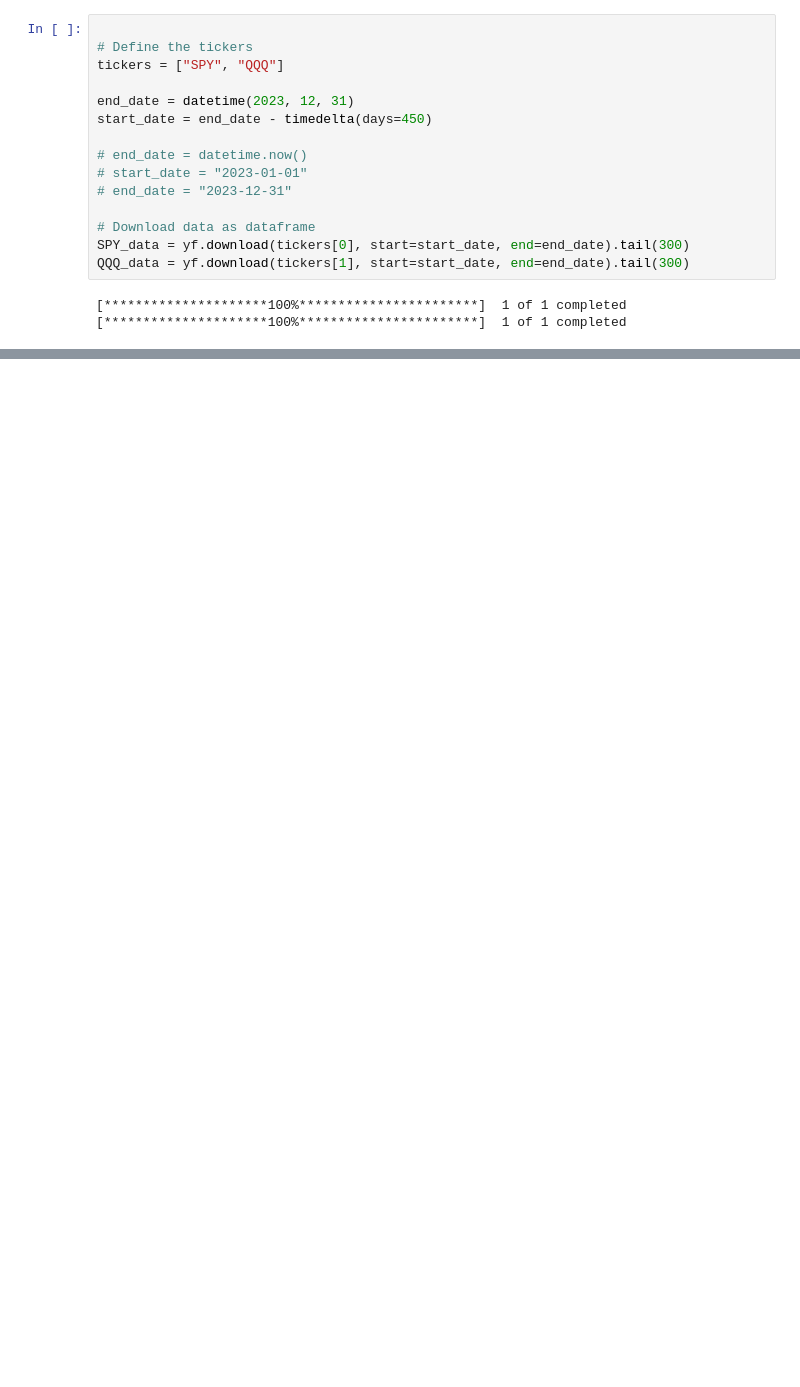
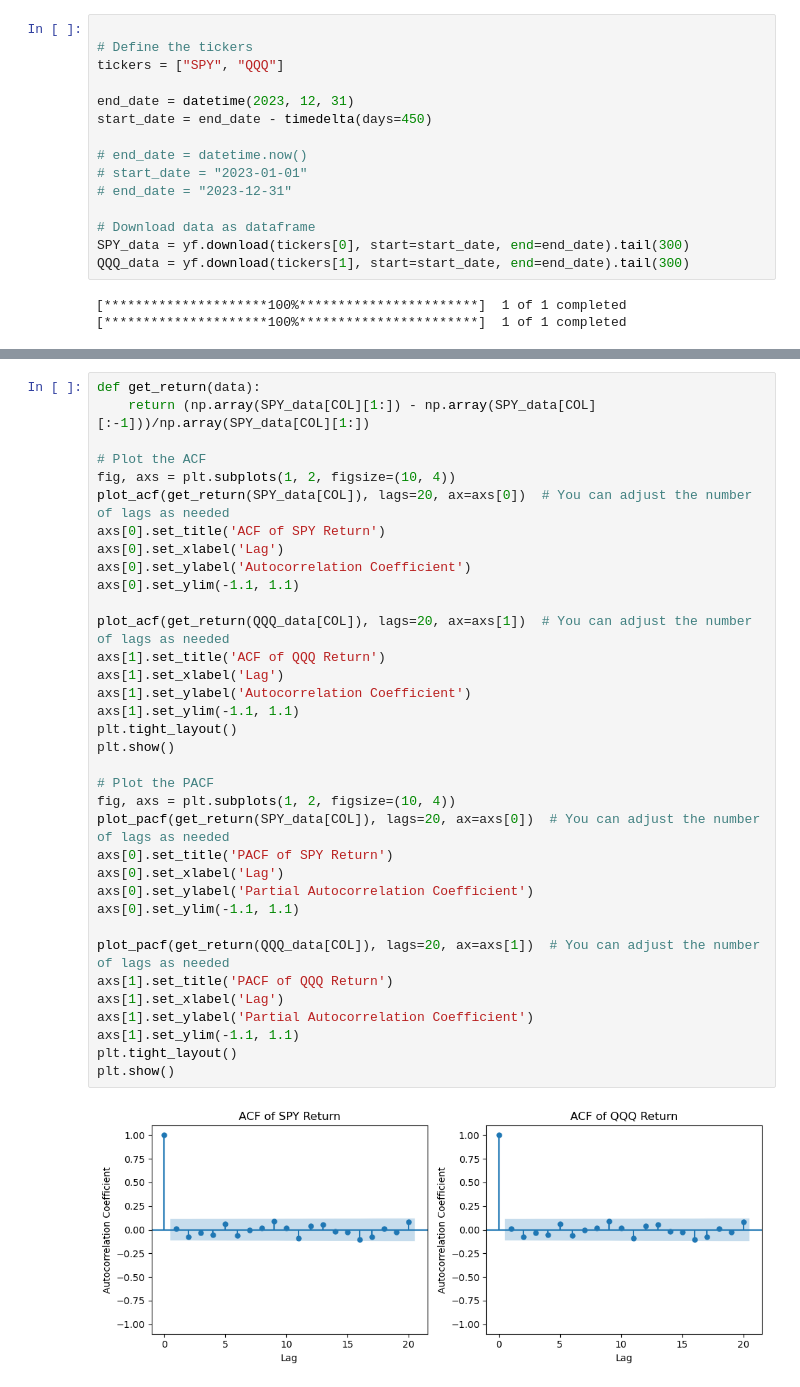
Before and after one commit to MC-Kangan/Algo_Trading_ETF_Analytics, a Jupyter notebook: etf_analysis.ipynb, the cells around one changed output, grey strips where cells are left out. Drawn from its saved outputs; the diff is of its cells as text; blank space fills up the shorter version.

```diff
--- a/etf_analysis.ipynb
+++ b/etf_analysis.ipynb
@@ -64,0 +173,37 @@ plot_timeseries(QQQ_data, 'Open', 'QQQ')
+# %%
+def get_return(data):
+    return (np.array(SPY_data[COL][1:]) - np.array(SPY_data[COL][:-1]))/np.array(SPY_data[COL][1:])
+
+# Plot the ACF
+fig, axs = plt.subplots(1, 2, figsize=(10, 4))
+plot_acf(get_return(SPY_data[COL]), lags=20, ax=axs[0])  # You can adjust the number of lags as needed
+axs[0].set_title('ACF of SPY Return')
+axs[0].set_xlabel('Lag')
+axs[0].set_ylabel('Autocorrelation Coefficient')
+axs[0].set_ylim(-1.1, 1.1)
+
+plot_acf(get_return(QQQ_data[COL]), lags=20, ax=axs[1])  # You can adjust the number of lags as needed
+axs[1].set_title('ACF of QQQ Return')
+axs[1].set_xlabel('Lag')
+axs[1].set_ylabel('Autocorrelation Coefficient')
+axs[1].set_ylim(-1.1, 1.1)
+plt.tight_layout()
+plt.show()
+
+# Plot the PACF
+fig, axs = plt.subplots(1, 2, figsize=(10, 4))
+plot_pacf(get_return(SPY_data[COL]), lags=20, ax=axs[0])  # You can adjust the number of lags as needed
+axs[0].set_title('PACF of SPY Return')
+axs[0].set_xlabel('Lag')
+axs[0].set_ylabel('Partial Autocorrelation Coefficient')
+axs[0].set_ylim(-1.1, 1.1)
+
+plot_pacf(get_return(QQQ_data[COL]), lags=20, ax=axs[1])  # You can adjust the number of lags as needed
+axs[1].set_title('PACF of QQQ Return')
+axs[1].set_xlabel('Lag')
+axs[1].set_ylabel('Partial Autocorrelation Coefficient')
+axs[1].set_ylim(-1.1, 1.1)
+plt.tight_layout()
+plt.show()
+# %% [output]
+[figure, added]
```
Also changed, not shown: parts of 13 cells of this notebook.
